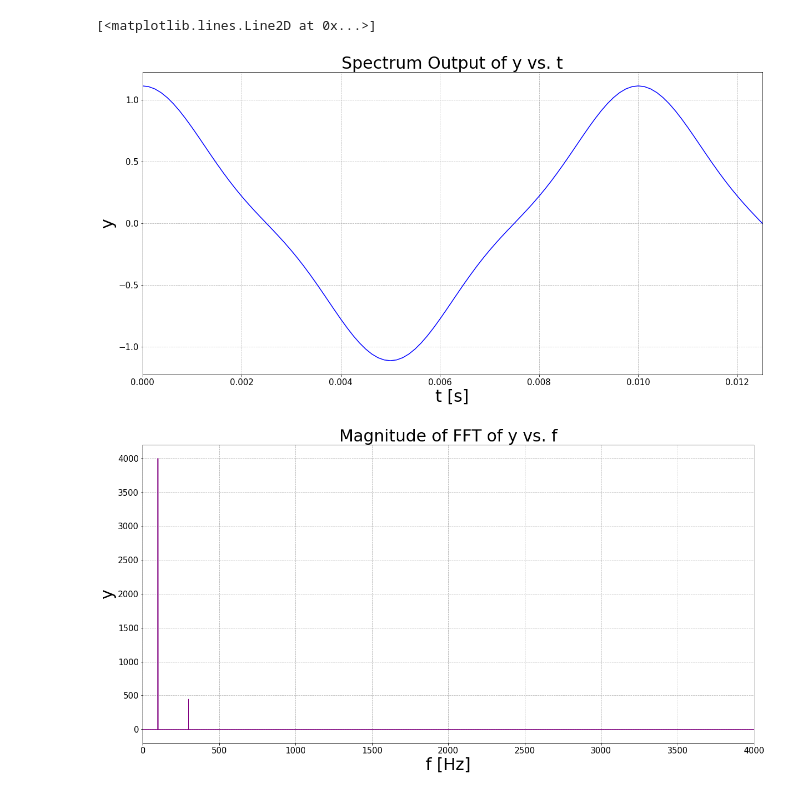
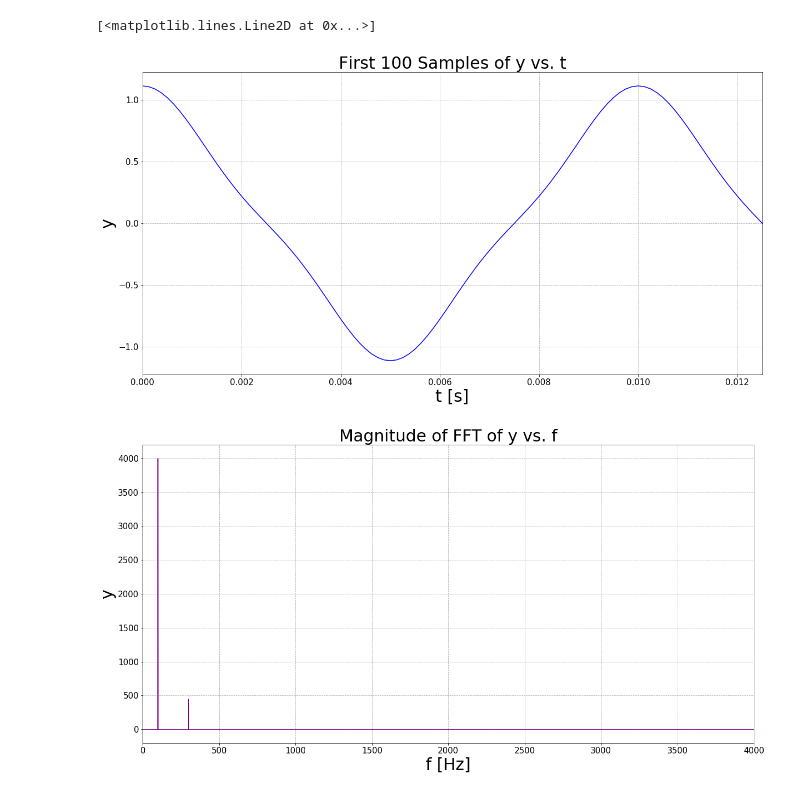
Before and after one commit to paolo-torres/Jupyter-Notebook, a Jupyter notebook: Fourier.ipynb, the cells around one changed output. Cells and saved outputs as stored; diff of their text form; code cells hidden in the pictures.

```diff
--- a/Fourier.ipynb
+++ b/Fourier.ipynb
@@ -8,49 +8,56 @@ import numpy as np
 # Command to plot the figures inline in Jupyter environment
 %matplotlib inline
 
+# Declare variables given in the lab
 fund_f = 100
 a = [1, 0, 1/9]
 t = np.arange(0, 1, 1/8000)
+
+# Initialize arrays for calculation
 y1 = []
 y2 = []
 y3 = []
 y = []
 
+# Obtain all values for each coefficient
 for i in range(len(t)):
     value = a[0]*np.cos(2*np.pi*1*fund_f*t[i])
     y1.append(value)
     value = a[1]*np.cos(2*np.pi*2*fund_f*t[i])
     y2.append(value)
     value = a[2]*np.cos(2*np.pi*3*fund_f*t[i])
     y3.append(value)
 
+# Add values together to obtain triangle waveform
 y = np.add(np.add(y1, y2), y3)
 
+# Plot triangle waveform and show first 100 samples
 plt.figure(figsize=(20,10))
-plt.title("Spectrum Output of y vs. t", fontsize=30)
+plt.title("First 100 Samples of y vs. t", fontsize=30)
 plt.xlim(0, 1/80)
 plt.xlabel('t [s]', fontsize=30)
 plt.ylabel("y", fontsize=30)
 plt.xticks(fontsize=15)
 plt.yticks(fontsize=15)
 plt.grid(linestyle='dashed')
 plt.plot(t, y, color='blue')
 
+# Plot spectrum plot and show only up to 4000 Hz
 y = np.fft.fft(y)
 mag = np.absolute(y)
 f = np.arange(0, 8000-1, 8000/(len(y)+1))
 plt.figure(figsize=(20,10))
 plt.title("Magnitude of FFT of y vs. f", fontsize=30)
 plt.xlim(0, 4000)
 plt.xlabel('f [Hz]', fontsize=30)
 plt.ylabel("y", fontsize=30)
 plt.xticks(fontsize=15)
 plt.yticks(fontsize=15)
 plt.grid(linestyle='dashed')
 plt.plot(f, mag, color='purple')
 # %% [output]
 [<matplotlib.lines.Line2D at 0x...>]
-[figure, old version]
+[figure, new version]
 [figure]
 # %%
 # C. Spectral Analysis of Speech
```
Also changed, not shown: parts of 4 cells of this notebook, 4 other files.
